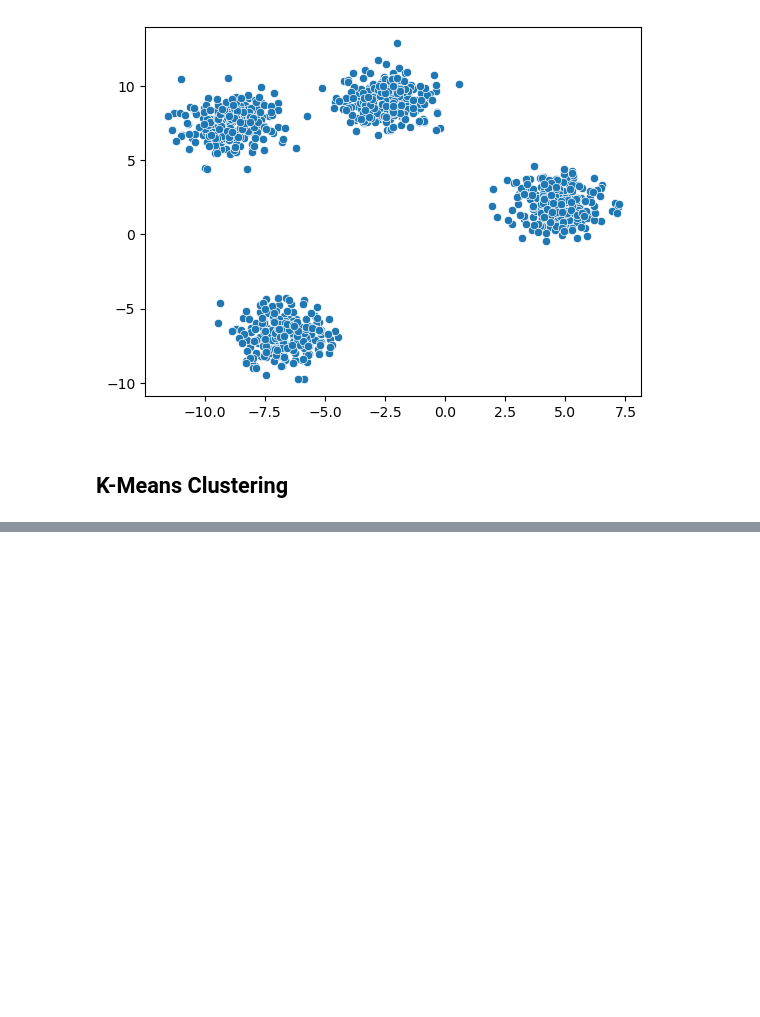
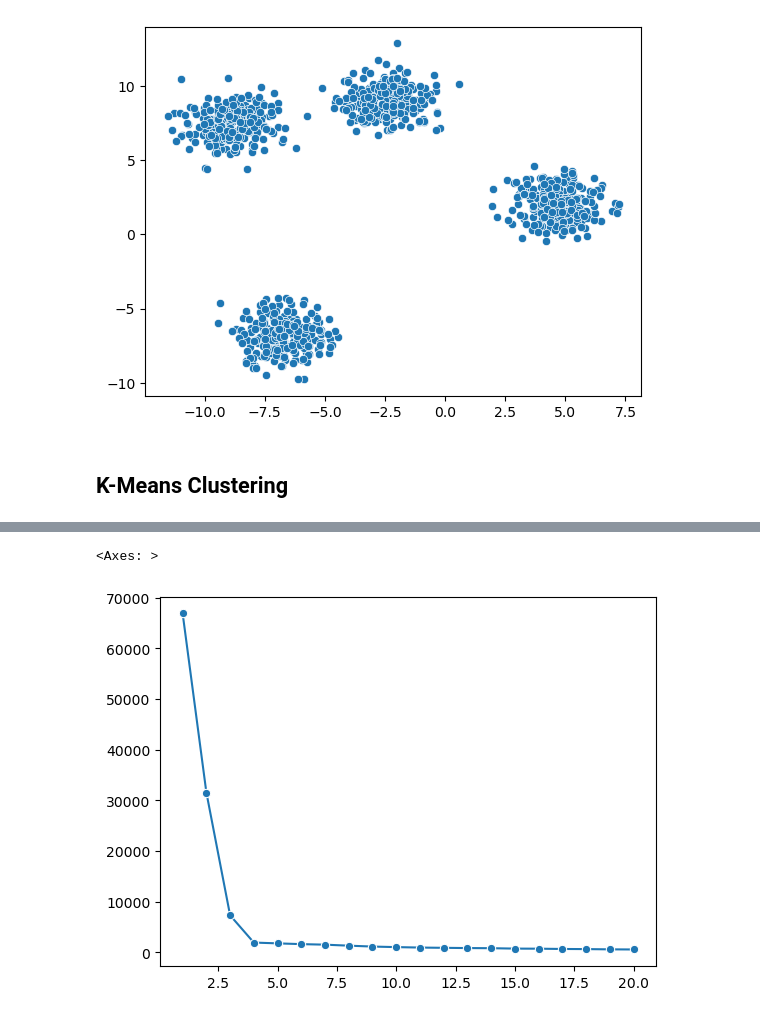
Before and after one commit to mayankchouhan263/Learning_AIML, a Jupyter notebook: Machine Learning/UnSupervised/Clustering/KMeans.ipynb, the cells around one changed output, grey strips where cells are left out. Saved outputs shown, nothing was run; the diff lists cells and outputs as text; code cells hidden in the pictures; blank space fills up the shorter version.

```diff
--- a/Machine Learning/UnSupervised/Clustering/KMeans.ipynb
+++ b/Machine Learning/UnSupervised/Clustering/KMeans.ipynb
@@ -45,0 +56,15 @@ label  = kmeans.fit_predict(X)
+# %%
+wcss = []# Within-Cluster Sum of Squares
+
+for k in range (1 , 21):
+    kmeans = KMeans (
+    n_clusters=k,
+    random_state = 42
+    )
+    labels  = kmeans.fit_predict(X)
+    wcss.append(kmeans.inertia_)
+# %%
+sns.lineplot(x= range(1,21), y = wcss ,marker = 'o')
+# %% [output]
+<Axes: >
+[figure, added]
```
Also changed, not shown: parts of 12 cells of this notebook.
